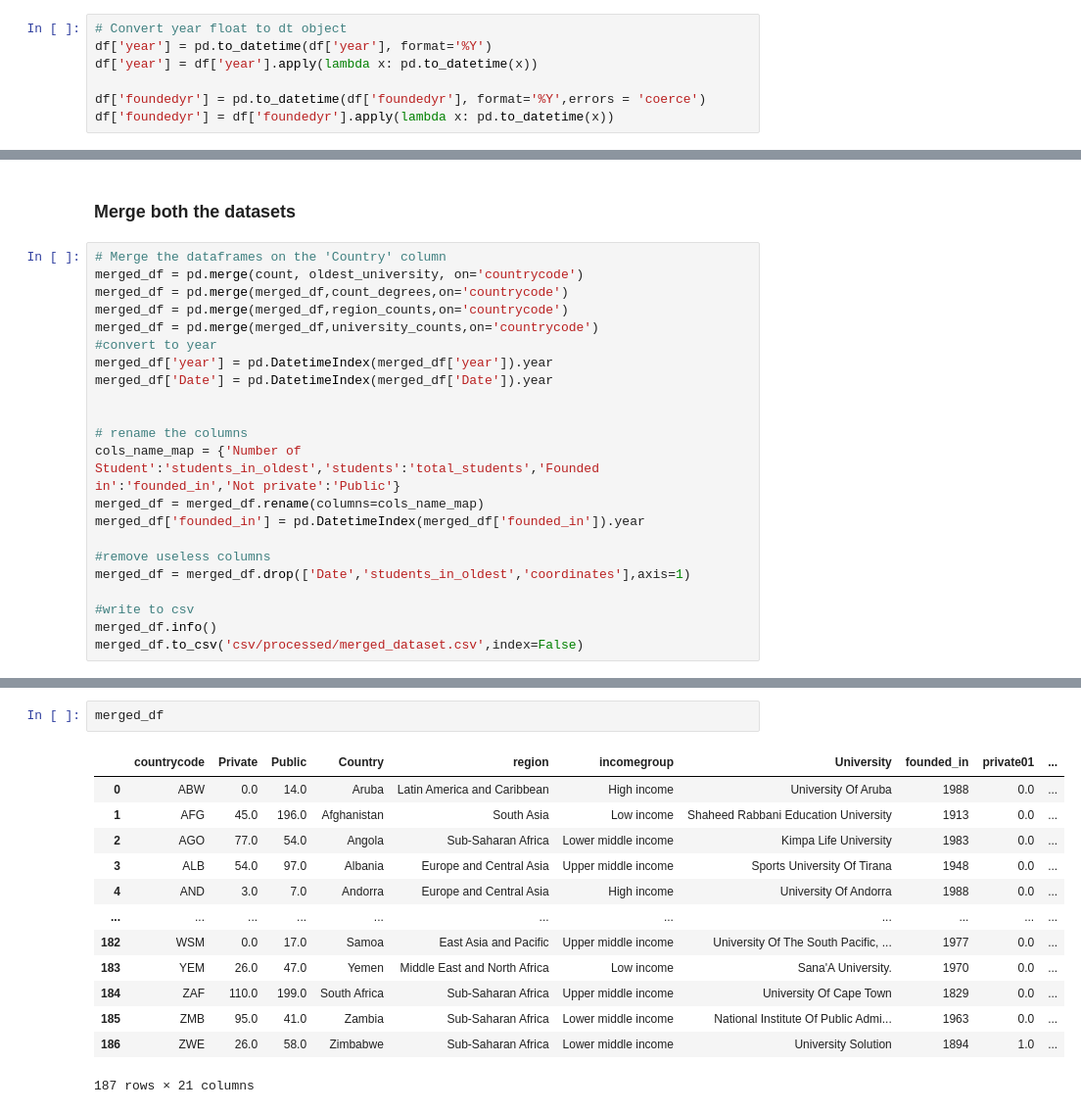
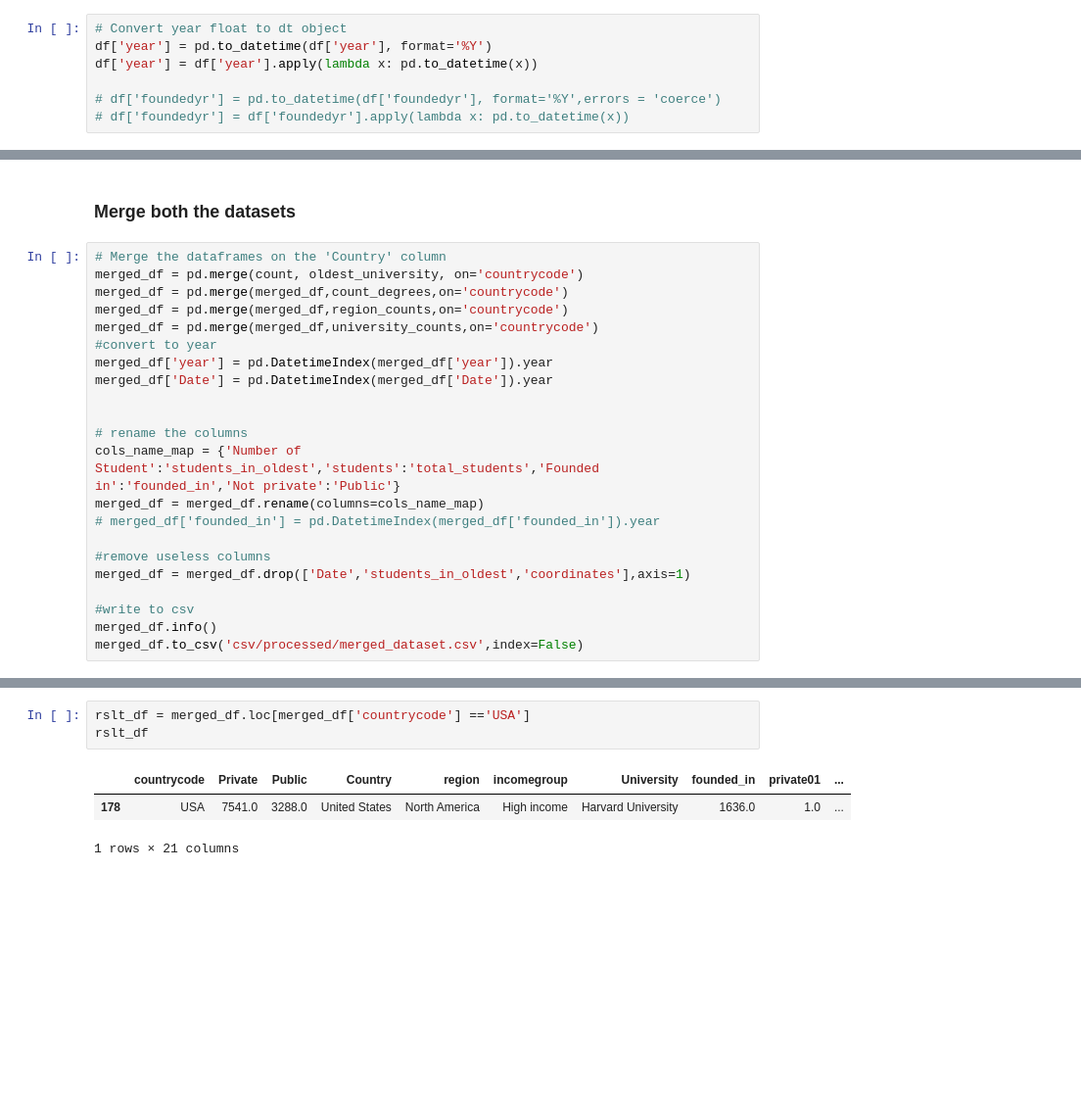
Before and after one commit to hannanmustajab/University-Enrolment-Dashboad-D3.js-, a Jupyter notebook: DV-Preprocessing.ipynb, the cells around one changed output, grey strips where cells are left out. Shown at 98% size. Cells and saved outputs as stored; diff of their text form; blank space fills up the shorter version.

```diff
--- a/DV-Preprocessing.ipynb
+++ b/DV-Preprocessing.ipynb
@@ -11,8 +11,8 @@ df = pd.read_csv(r'csv/enrollments.csv')
 df['year'] = pd.to_datetime(df['year'], format='%Y')
 df['year'] = df['year'].apply(lambda x: pd.to_datetime(x))
 
-df['foundedyr'] = pd.to_datetime(df['foundedyr'], format='%Y',errors = 'coerce')
-df['foundedyr'] = df['foundedyr'].apply(lambda x: pd.to_datetime(x))
+# df['foundedyr'] = pd.to_datetime(df['foundedyr'], format='%Y',errors = 'coerce')
+# df['foundedyr'] = df['foundedyr'].apply(lambda x: pd.to_datetime(x))
 # %%
 df.head()
 # %% [output]
@@ -491,7 +471,7 @@ merged_df['Date'] = pd.DatetimeIndex(merged_df['Date']).year
 # rename the columns
 cols_name_map = {'Number of Student':'students_in_oldest','students':'total_students','Founded in':'founded_in','Not private':'Public'}
 merged_df = merged_df.rename(columns=cols_name_map)
-merged_df['founded_in'] = pd.DatetimeIndex(merged_df['founded_in']).year
+# merged_df['founded_in'] = pd.DatetimeIndex(merged_df['founded_in']).year
 
 #remove useless columns
 merged_df = merged_df.drop(['Date','students_in_oldest','coordinates'],axis=1)
@@ -519,17 +499,8 @@ dtypes: float64(10), int64(4), object(7)
 memory usage: 32.1+ KB
 # %%
-merged_df
+rslt_df = merged_df.loc[merged_df['countrycode'] =='USA']
+rslt_df
 # %% [output]
 |  | countrycode | Private | Public | Country | region | incomegroup | University | founded_in | private01 | ... |
-| 0 | ABW | 0.0 | 14.0 | Aruba | Latin America and Caribbean | High income | University Of Aruba | 1988 | 0.0 | ... |
-| 1 | AFG | 45.0 | 196.0 | Afghanistan | South Asia | Low income | Shaheed Rabbani Education University | 1913 | 0.0 | ... |
-| 2 | AGO | 77.0 | 54.0 | Angola | Sub-Saharan Africa | Lower middle income | Kimpa Life University | 1983 | 0.0 | ... |
-| 3 | ALB | 54.0 | 97.0 | Albania | Europe and Central Asia | Upper middle income | Sports University Of Tirana | 1948 | 0.0 | ... |
-| 4 | AND | 3.0 | 7.0 | Andorra | Europe and Central Asia | High income | University Of Andorra | 1988 | 0.0 | ... |
-| ... | ... | ... | ... | ... | ... | ... | ... | ... | ... | ... |
-| 182 | WSM | 0.0 | 17.0 | Samoa | East Asia and Pacific | Upper middle income | University Of The South Pacific, ... | 1977 | 0.0 | ... |
-| 183 | YEM | 26.0 | 47.0 | Yemen | Middle East and North Africa | Low income | Sana'A University. | 1970 | 0.0 | ... |
-| 184 | ZAF | 110.0 | 199.0 | South Africa | Sub-Saharan Africa | Upper middle income | University Of Cape Town | 1829 | 0.0 | ... |
-| 185 | ZMB | 95.0 | 41.0 | Zambia | Sub-Saharan Africa | Lower middle income | National Institute Of Public Admi... | 1963 | 0.0 | ... |
-| 186 | ZWE | 26.0 | 58.0 | Zimbabwe | Sub-Saharan Africa | Lower middle income | University Solution | 1894 | 1.0 | ... |
+| 178 | USA | 7541.0 | 3288.0 | United States | North America | High income | Harvard University | 1636.0 | 1.0 | ... |
-187 rows × 21 columns
+1 rows × 21 columns
```
Also changed, not shown: parts of 11 cells of this notebook, 7 other files.
